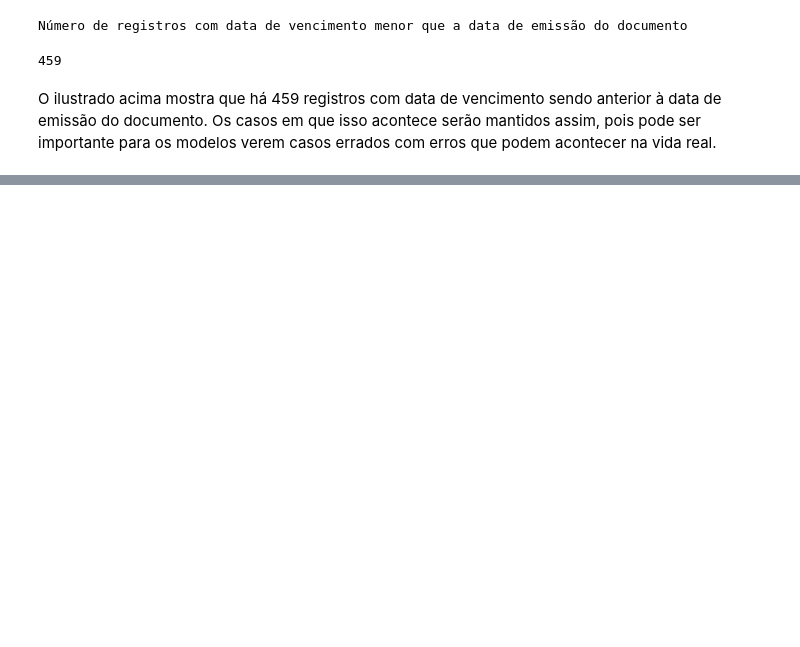
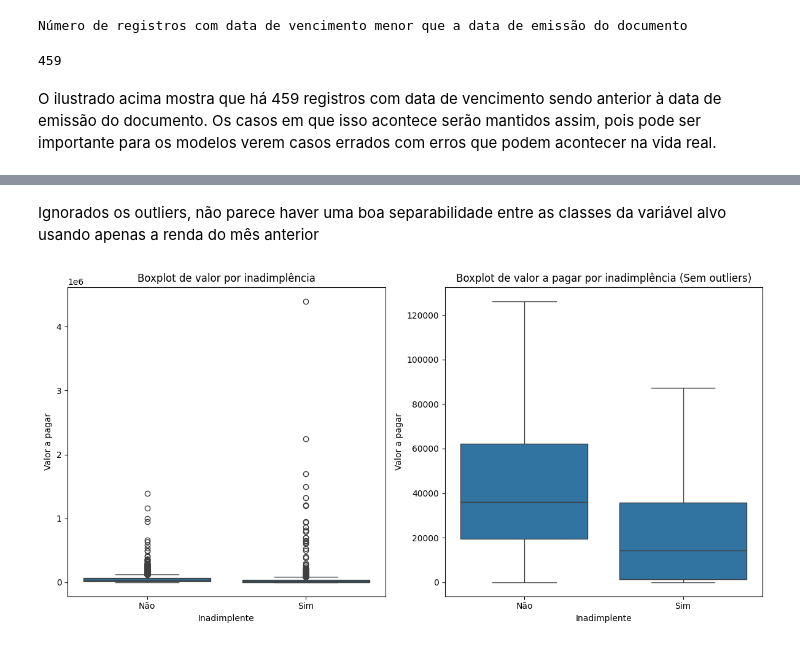
Before and after one commit to gupaulasan/credit-score, a Jupyter notebook: notebooks/credit_score.ipynb, the cells around one changed output, grey strips where cells are left out. Saved outputs shown, nothing was run; the diff lists cells and outputs as text; code cells hidden in the pictures; blank space fills up the shorter version.

```diff
--- a/notebooks/credit_score.ipynb
+++ b/notebooks/credit_score.ipynb
@@ -643,0 +763,37 @@ O ilustrado acima mostra que há 459 registros com data de vencimento sendo ante
+# %% [markdown]
+Ignorados os outliers, não parece haver uma boa separabilidade entre as classes da variável alvo usando apenas a renda do mês anterior
+# %%
+# Plot de boxplot para VALOR_A_PAGAR por inadimplência
+fig, ax = plt.subplots(ncols=2, figsize=(12, 6))
+
+ax[0].set_title("Boxplot de valor por inadimplência")
+sns.boxplot(
+    data=df_subset,
+    x="INADIMPLENTE",
+    y="VALOR_A_PAGAR",
+    showfliers=True,
+    ax=ax[0],
+)
+ax[0].set_ylabel("Valor a pagar")
+ax[0].set_xlabel("Inadimplente")
+ax[0].set_xticks([0, 1])
+ax[0].set_xticklabels(["Não", "Sim"])
+
+# Plot de boxplot para VALOR_A_PAGAR por inadimplência sem outliers
+ax[1].set_title("Boxplot de valor a pagar por inadimplência (Sem outliers)")
+sns.boxplot(
+    data=df_subset,
+    x="INADIMPLENTE",
+    y="VALOR_A_PAGAR",
+    showfliers=False,
+    ax=ax[1],
+)
+ax[1].set_ylabel("Valor a pagar")
+ax[1].set_xlabel("Inadimplente")
+ax[1].set_xticks([0, 1])
+ax[1].set_xticklabels(["Não", "Sim"])
+
+plt.tight_layout()
+plt.show()
+# %% [output]
+[figure, added]
```
Also changed, not shown: parts of 30 cells of this notebook.
